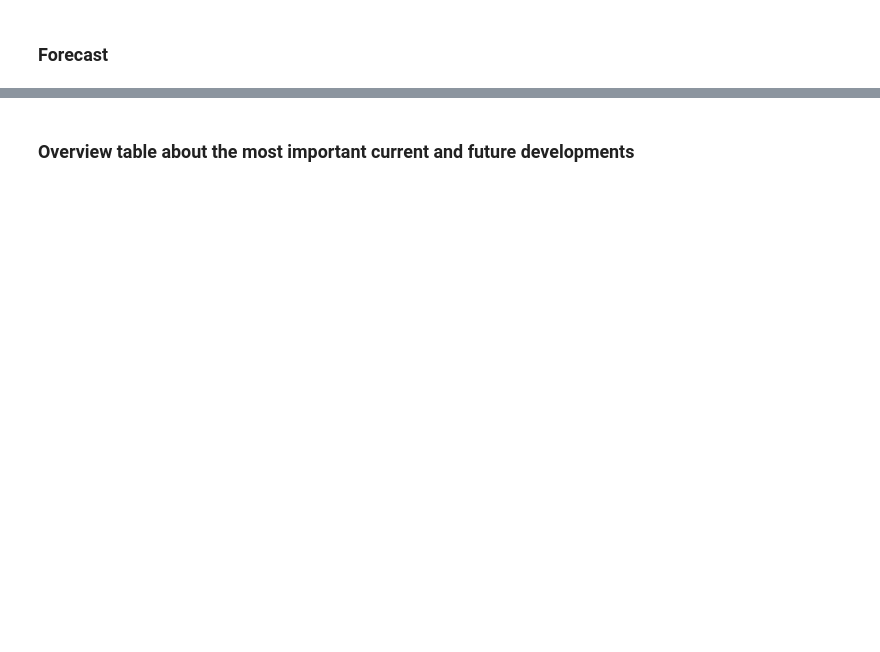
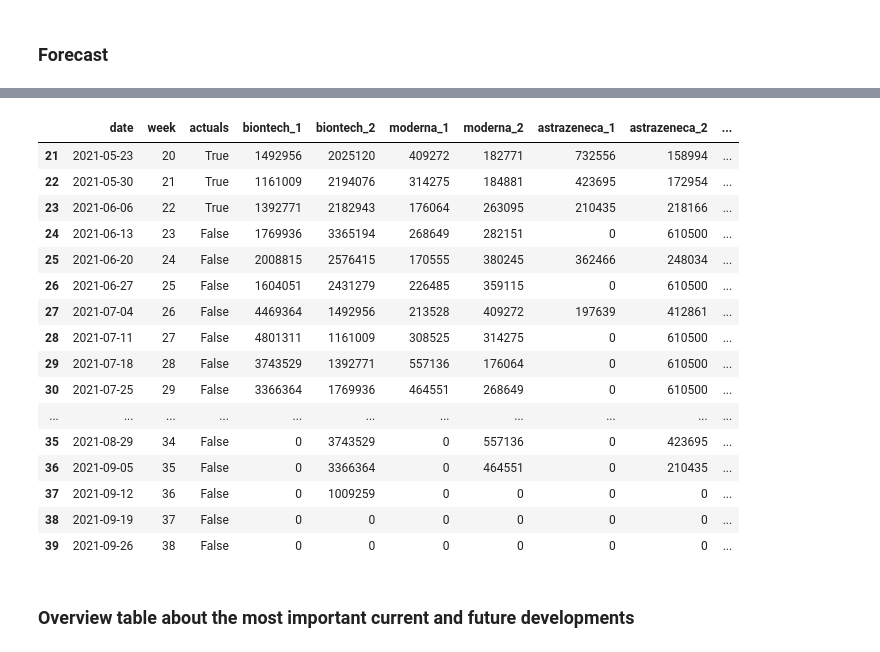
Before and after one commit to ThomasRegier/corona_vaccination_effect_predictor, a Jupyter notebook: Corona-Vaccination-Calculator.ipynb, the cells around one changed output, grey strips where cells are left out. Drawn from its saved outputs; the diff is of its cells as text; code cells hidden in the pictures; blank space fills up the shorter version.

```diff
--- a/Corona-Vaccination-Calculator.ipynb
+++ b/Corona-Vaccination-Calculator.ipynb
@@ -278,0 +307,75 @@ See the caveats in the documentation: https://pandas.pydata.org/pandas-docs/stab
+# %%
+df_week = df[['date','week']+vac_list_cum + ['all_1','all_full']][(df['weekday'] == 7)].reset_index()
+
+open_1st = vaccination_potential - sum(df_week[[col for col in df_week.columns if col[-6:] == '_1_cum']].iloc[-1])
+#print('open_1st', open_1st, 'all_1', df_week['all_1'].iloc[-1], open_1st + df_week['all_1'].iloc[-1])
+df_week['open_1st'] = 0
+df_week['open_1st'].iloc[-1] = open_1st
+open_full = vaccination_potential - sum(df_week[[col for col in df_week.columns if col[-6:] == '_2_cum']].iloc[-1])
+#print('open_full', open_full, 'all_full', df_week['all_full'].iloc[-1], open_full + df_week['all_full'].iloc[-1])
+df_week['open_full'] = 0
+df_week['open_full'].iloc[-1] = open_full
+df_week['check_1st'] = np.NaN
+df_week['check_full'] = np.NaN
+df_week['check_1st'].iloc[-1] = vaccination_potential - df_week['open_1st'].iloc[-1] - df_week['all_1'].iloc[-1]
+df_week['check_full'].iloc[-1] = vaccination_potential - df_week['open_full'].iloc[-1] - df_week['all_full'].iloc[-1]
+
+df_week['actuals'] = True
+#df_week = df_week[['date','week','actuals'] + [col for col in df_week.columns if col not in ['date','week','actuals']] ]
+week_last = df_week['week'].iloc[-1]
+#actual_end = df_week.index[-1]
+last_actual_index = df_week.index[-1]
+
+for vac in vac_list_cum:
+    df_week[vac[:-4]] = df_week[vac]-df_week[vac].shift(1)
+df_week = df_week.merge(df_deliveries,how = 'outer', on = 'week')
+df_week['actuals'] = df_week['actuals'].fillna(False)
+
+df_week['date'].iloc[10:] = df_week['week'].iloc[10:].apply(lambda x: date_end + dt.timedelta(days = x*7))
+df_week = df_week[['date','week','actuals']+vac_list+vacs+vac_list_cum+['all_1','open_1st','check_1st','all_full','open_full','check_full']]
+df_week.iloc[-10:-cut_rows]
+
+for i in df_week.index:
+    if df_week.iloc[i]['week'] > week_last and df_week.iloc[i]['week'] < 52:
+        df_week, open_1st, open_full = vac_dist_to_1_2(df_week, i, open_1st, open_full, 'biontech')
+        df_week, open_1st, open_full = vac_dist_to_1_2(df_week, i, open_1st, open_full, 'moderna')
+        johnson_1full = min(open_1st,df_week.iloc[i-1]['johnson'])
+        df_week.at[i,'johnson_1'] = johnson_1full
+        open_1st = open_1st - johnson_1full
+        open_full = open_full - johnson_1full
+        df_week['johnson_2'] = df_week['johnson_1']
+        df_week, open_1st, open_full = vac_dist_to_1_2(df_week, i, open_1st, open_full, 'astrazeneca')
+        for vac in vac_list:
+            df_week.at[i, vac+'_cum'] = df_week.at[i - 1, vac+'_cum'] + df_week.at[i, vac]
+        df_week.at[i,'all_1'] = sum(df_week[[col for col in df_week.columns if col[-6:] == '_1_cum']].iloc[i])
+        df_week.at[i,'all_full'] = sum(df_week[[col for col in df_week.columns if col[-6:] == '_2_cum']].iloc[i])
+
+        df_week.at[i,'check_1st'] = vaccination_potential - df_week.at[i,'open_1st'] - df_week.at[i,'all_1']
+        df_week.at[i,'check_full'] = vaccination_potential - df_week.at[i,'open_full'] - df_week.at[i,'all_full']
+
+df_week.fillna(0, inplace = True)
+df_week = calc_effects(df_week,shift=2)
+for col in vac_list + vac_list_cum:
+    df_week[col] = df_week[col].astype(int)
+
+df_week['new_1st'] = df_week[[vac + '_1' for vac in vacs]].sum(axis=1)
+df_week['new_full'] = df_week[[vac + '_2' for vac in vacs]].sum(axis=1)
+
+df_week.fillna(0)
+for col in ['open_full','all_full','new_full','check_full','open_1st','all_1','new_1st','check_1st']:
+    df_week[col] = df_week[col].astype(int)
+
+print('All able and willing may have their 1st dose until: ',df_week['date'][df_week['new_1st'] > 0].iloc[-1].strftime('%d.%m.%y'))
+print('All able and willing may have their full dose until: ',df_week['date'][df_week['new_full'] > 0].iloc[-1].strftime('%d.%m.%y'))
+# index_full_vaccinated
+end_vaccination = df_week.index[df_week['open_full'] > 0][-1]+1
+end_1st_vaccination = df_week.index[df_week['open_1st'] > 0][-1]+1
+
+#df_week.iloc[20:-cut_rows]
+df_week[['date', 'week', 'actuals', 'biontech_1', 'biontech_2', 'moderna_1',
+       'moderna_2', 'astrazeneca_1', 'astrazeneca_2', 'johnson_1', 'johnson_2',
+       'biontech', 'moderna', 'astrazeneca', 'johnson', 'biontech_1_cum',
+       'biontech_2_cum', 'moderna_1_cum', 'moderna_2_cum', 'astrazeneca_1_cum',
+       'astrazeneca_2_cum', 'johnson_1_cum', 'johnson_2_cum', 'all_1',
+       'new_1st','open_1st', 'check_1st', 'all_full', 'new_full','open_full', 'check_full']].iloc[last_actual_index-2:end_vaccination+3]
+# %% [output]
@@ -279,2 +384,19 @@ See the caveats in the documentation: https://pandas.pydata.org/pandas-docs/stab
+|  | date | week | actuals | biontech_1 | biontech_2 | moderna_1 | moderna_2 | astrazeneca_1 | astrazeneca_2 | ... |
+| 21 | 2021-05-23 | 20 | True | 1492956 | 2025120 | 409272 | 182771 | 732556 | 158994 | ... |
+| 22 | 2021-05-30 | 21 | True | 1161009 | 2194076 | 314275 | 184881 | 423695 | 172954 | ... |
+| 23 | 2021-06-06 | 22 | True | 1392771 | 2182943 | 176064 | 263095 | 210435 | 218166 | ... |
+| 24 | 2021-06-13 | 23 | False | 1769936 | 3365194 | 268649 | 282151 | 0 | 610500 | ... |
+| 25 | 2021-06-20 | 24 | False | 2008815 | 2576415 | 170555 | 380245 | 362466 | 248034 | ... |
+| 26 | 2021-06-27 | 25 | False | 1604051 | 2431279 | 226485 | 359115 | 0 | 610500 | ... |
+| 27 | 2021-07-04 | 26 | False | 4469364 | 1492956 | 213528 | 409272 | 197639 | 412861 | ... |
+| 28 | 2021-07-11 | 27 | False | 4801311 | 1161009 | 308525 | 314275 | 0 | 610500 | ... |
+| 29 | 2021-07-18 | 28 | False | 3743529 | 1392771 | 557136 | 176064 | 0 | 610500 | ... |
+| 30 | 2021-07-25 | 29 | False | 3366364 | 1769936 | 464551 | 268649 | 0 | 610500 | ... |
+| ... | ... | ... | ... | ... | ... | ... | ... | ... | ... | ... |
+| 35 | 2021-08-29 | 34 | False | 0 | 3743529 | 0 | 557136 | 0 | 423695 | ... |
+| 36 | 2021-09-05 | 35 | False | 0 | 3366364 | 0 | 464551 | 0 | 210435 | ... |
+| 37 | 2021-09-12 | 36 | False | 0 | 1009259 | 0 | 0 | 0 | 0 | ... |
+| 38 | 2021-09-19 | 37 | False | 0 | 0 | 0 | 0 | 0 | 0 | ... |
+| 39 | 2021-09-26 | 38 | False | 0 | 0 | 0 | 0 | 0 | 0 | ... |
 # %% [markdown]
 ### Overview table about the most important current and future developments
```
Also changed, not shown: parts of 27 cells of this notebook, 11 other files.
